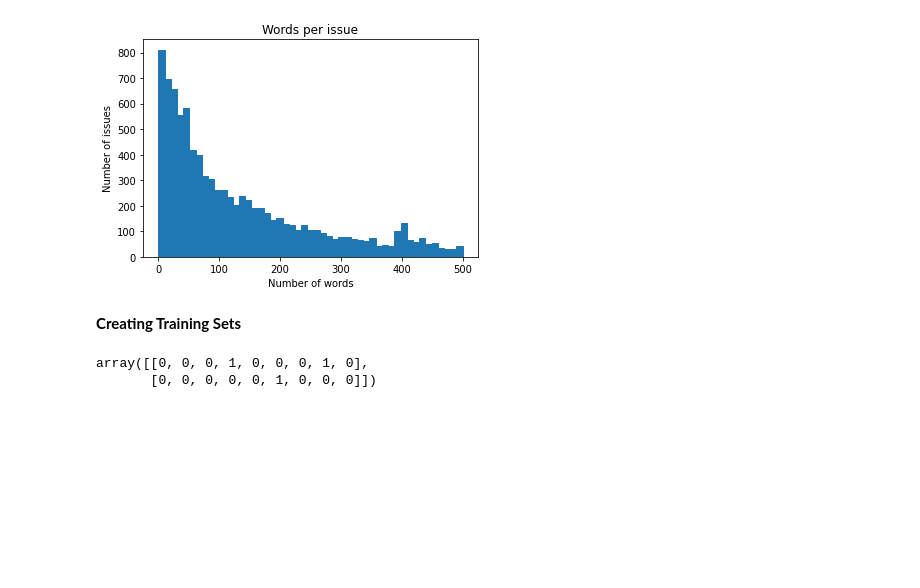
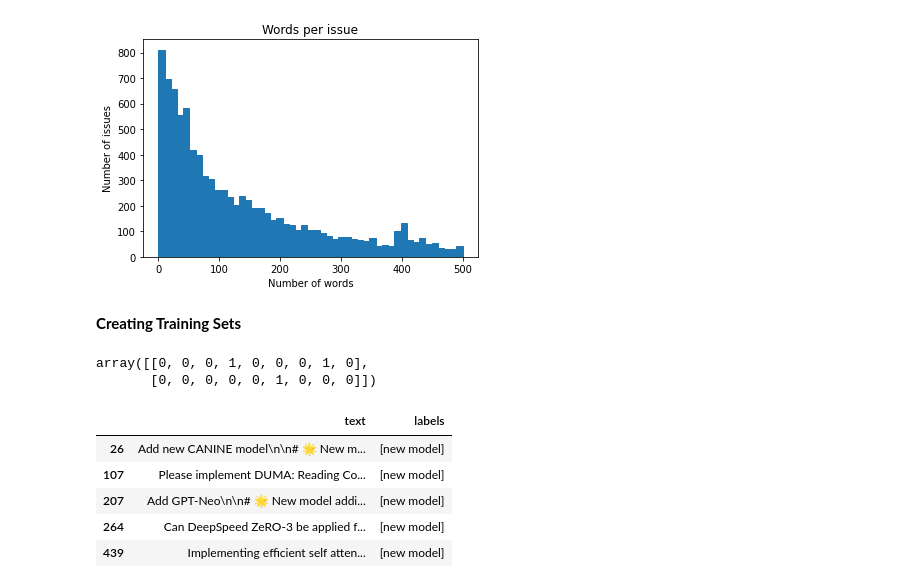
Before and after one commit to ThinamXx/Transformers_NLP, a Jupyter notebook: 02. NLP with Transformers/09. Dealing with Labels/FewLabels.ipynb, the cells around one changed output. Saved outputs shown, nothing was run; the diff lists cells and outputs as text; code cells hidden in the pictures; blank space fills up the shorter version.

```diff
--- a/02. NLP with Transformers/09. Dealing with Labels/FewLabels.ipynb
+++ b/02. NLP with Transformers/09. Dealing with Labels/FewLabels.ipynb
@@ -209,3 +212,16 @@ def balanced_split(df, test_size=0.5):                              # Defining f
     ind_train, _, ind_test, _ = iterative_train_test_split(
         ind, labels, test_size)                                     # Initializing training and test splits.
     return df.iloc[ind_train[:, 0]], df.iloc[ind_test[:, 0]]
+# %%
+#@ SUPERVISED AND UNSUPERVISED DATAFRAME:
+df_clean = df_issues[["text", "labels", "split"]].reset_index(drop=True).copy()     # Initializing dataframe.
+df_unsup = df_clean.loc[df_clean["split"] == "unlabeled", ["text", "labels"]]       # Initializing unsupervised dataframe.
+df_sup = df_clean.loc[df_clean["split"] == "labeled", ["text", "labels"]]           # Initializing supervised dataframe.
+df_sup.head()                                                                       # Inspecting dataframe.
+# %% [output]
+|  | text | labels |
+| 26 | Add new CANINE model\n\n# 🌟 New m... | [new model] |
+| 107 | Please implement DUMA: Reading Co... | [new model] |
+| 207 | Add GPT-Neo\n\n# 🌟 New model addi... | [new model] |
+| 264 | Can DeepSpeed ZeRO-3 be applied f... | [new model] |
+| 439 | Implementing efficient self atten... | [new model] |
```
Also changed, not shown: parts of 4 cells of this notebook.
